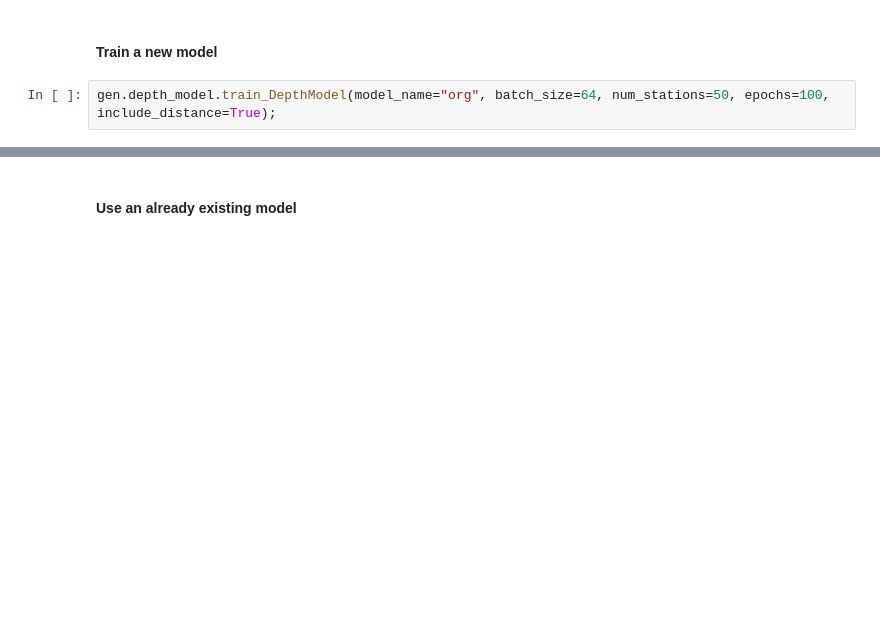
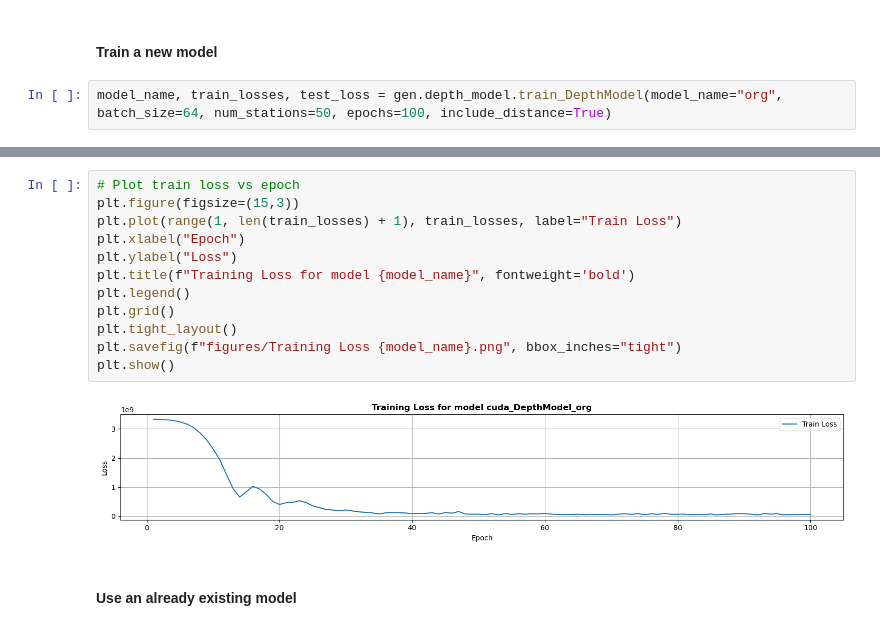
Before and after one commit to ShiiroHikari/CDA_Project, a Jupyter notebook: CDA_Project.ipynb, the cells around one changed output, grey strips where cells are left out. Saved outputs shown, nothing was run; the diff lists cells and outputs as text; blank space fills up the shorter version.

```diff
--- a/CDA_Project.ipynb
+++ b/CDA_Project.ipynb
@@ -74,4 +75,4 @@ plt.show()
 # %% [markdown]
 #### Train a new model
 # %%
-gen.depth_model.train_DepthModel(model_name="org", batch_size=64, num_stations=50, epochs=100, include_distance=True);
+model_name, train_losses, test_loss = gen.depth_model.train_DepthModel(model_name="org", batch_size=64, num_stations=50, epochs=100, include_distance=True)
@@ -78,3 +87,17 @@ gen.depth_model.train_DepthModel(model_name="org", batch_size=64, num_stations=5
+# %%
+# Plot train loss vs epoch
+plt.figure(figsize=(15,3))
+plt.plot(range(1, len(train_losses) + 1), train_losses, label="Train Loss")
+plt.xlabel("Epoch")
+plt.ylabel("Loss")
+plt.title(f"Training Loss for model {model_name}", fontweight='bold')
+plt.legend()
+plt.grid()
+plt.tight_layout()
+plt.savefig(f"figures/Training Loss {model_name}.png", bbox_inches="tight")
+plt.show()
+# %% [output]
+[figure, added]
 # %% [markdown]
 #### Use an already existing model
 # %%
```
Also changed, not shown: parts of 3 cells of this notebook, 2 other files.
